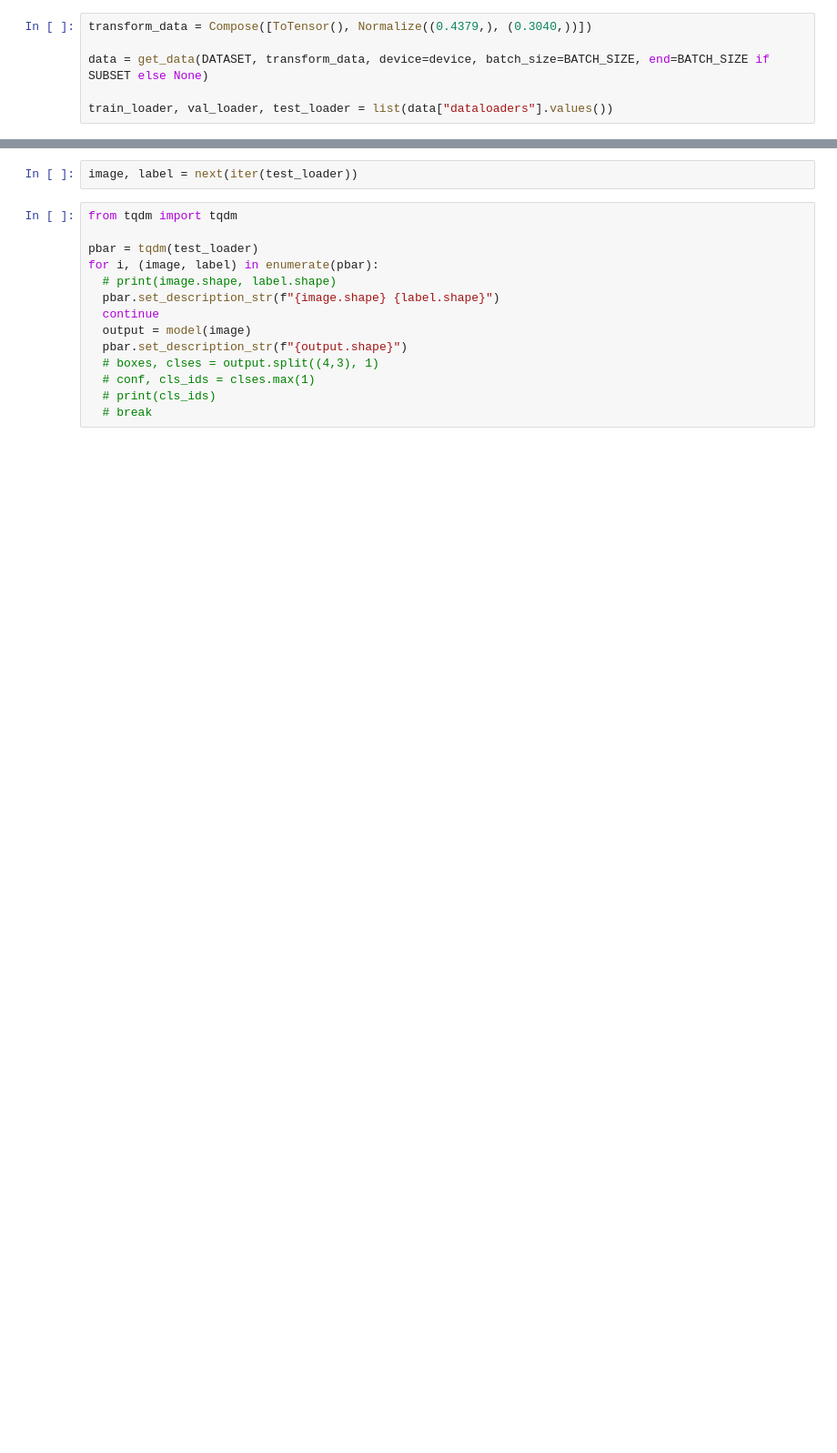
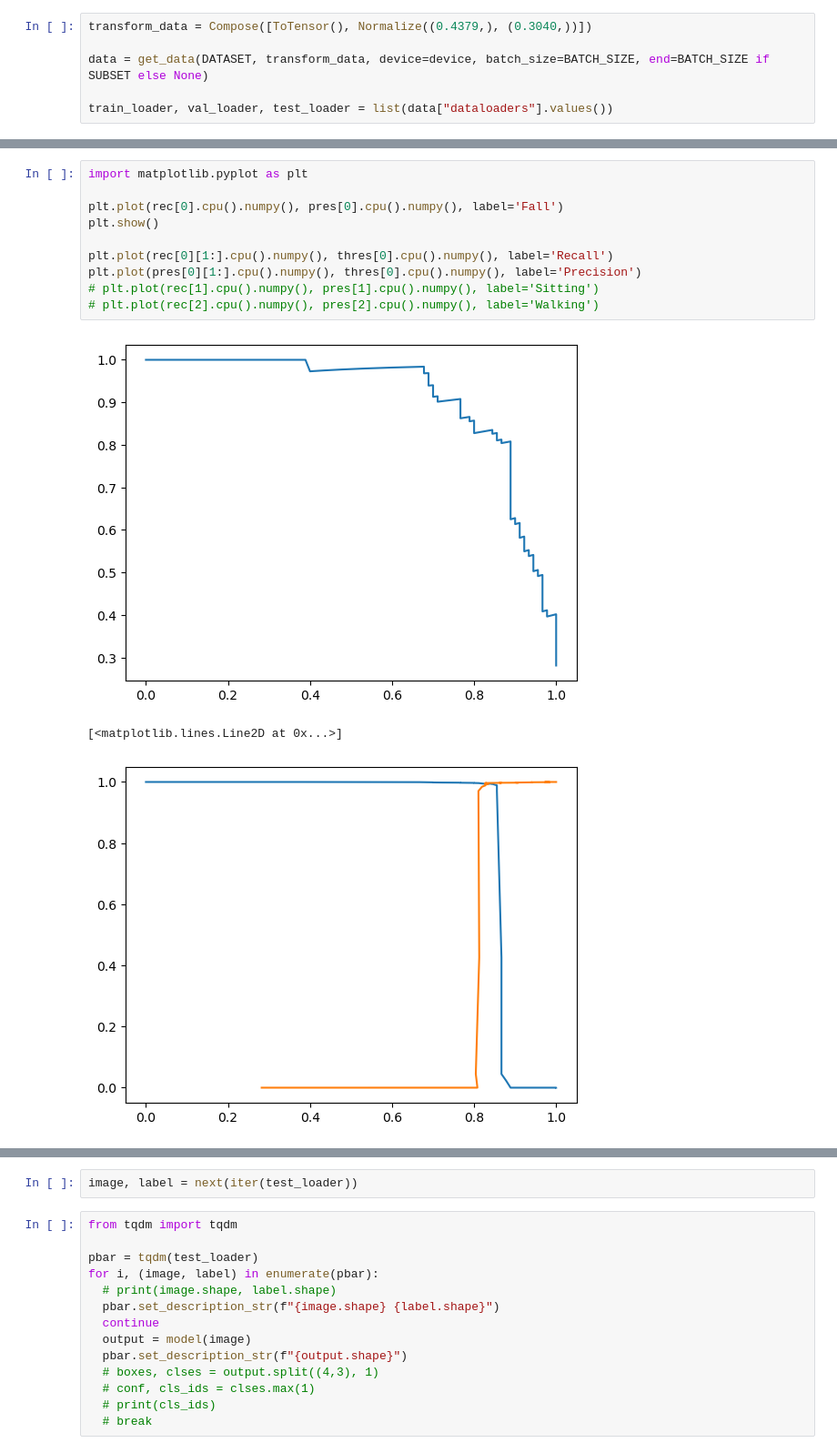
Before and after one commit to shaunnope/dl-fall-detection, a Jupyter notebook: dl-fall-detection/train.ipynb, the cells around one changed output, grey strips where cells are left out. Shown: that part at 91% size. Cells and saved outputs as stored; diff of their text form; blank space fills up the shorter version.

```diff
--- a/dl-fall-detection/train.ipynb
+++ b/dl-fall-detection/train.ipynb
@@ -105,0 +118,14 @@ torch.save(model.state_dict(), 'model_softmax_v2.pt')
+# %%
+import matplotlib.pyplot as plt
+
+plt.plot(rec[0].cpu().numpy(), pres[0].cpu().numpy(), label='Fall')
+plt.show()
+
+plt.plot(rec[0][1:].cpu().numpy(), thres[0].cpu().numpy(), label='Recall')
+plt.plot(pres[0][1:].cpu().numpy(), thres[0].cpu().numpy(), label='Precision')
+# plt.plot(rec[1].cpu().numpy(), pres[1].cpu().numpy(), label='Sitting')
+# plt.plot(rec[2].cpu().numpy(), pres[2].cpu().numpy(), label='Walking')
+# %% [output]
+[figure, added]
+[<matplotlib.lines.Line2D at 0x...>]
+[figure, added]
```
Also changed, not shown: parts of 51 cells of this notebook, 6 other files.
